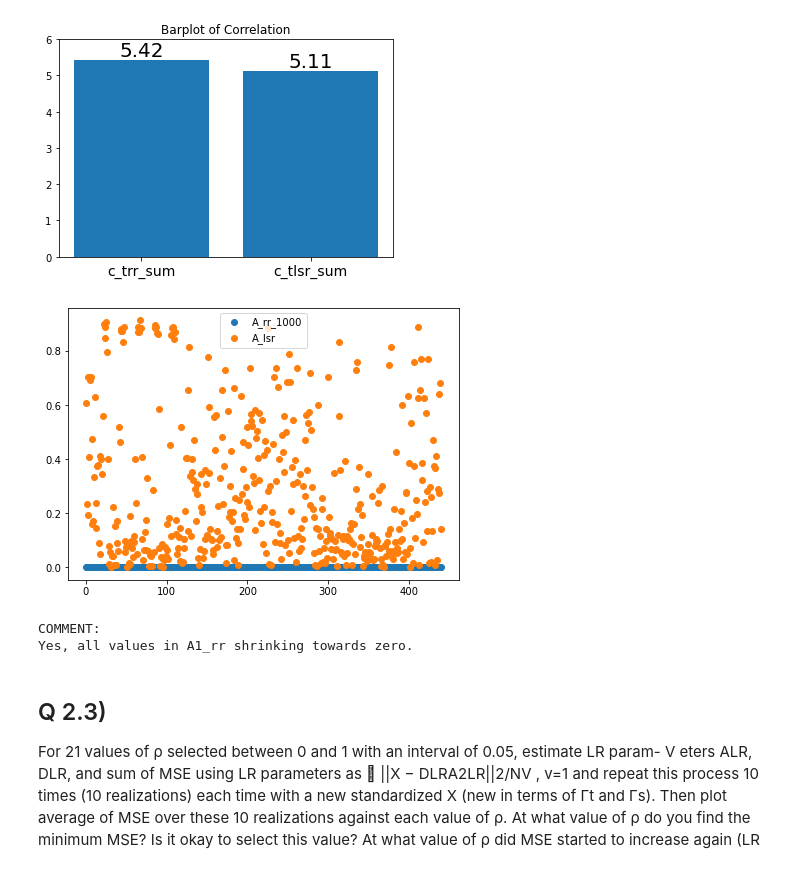
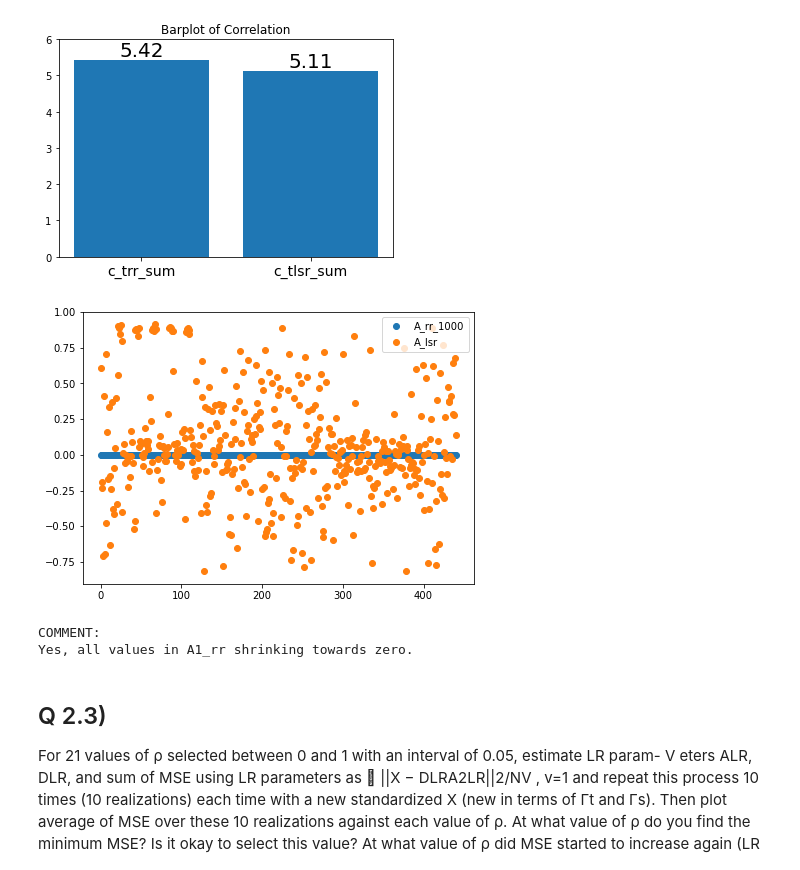
Before and after one commit to tzhern/MAST30034-Assignment-1, a Jupyter notebook: assignment1.ipynb, the cells around one changed output. Drawn from its saved outputs; the diff is of its cells as text; code cells hidden in the pictures.

```diff
--- a/assignment1.ipynb
+++ b/assignment1.ipynb
@@ -348,18 +347,21 @@ plt.show()
 # %% [output]
 [figure]
 # %%
-A_rr_1000, _ = estimate_rr_params(D, X, lmbda=1000)
+# Estimate A_lsr
+A_lsr = inv(D.T @ D) @ D.T @ X
+# Estimate A_rr using lambda=1000
+A_rr_1000, _ = estimate_rr_params(D, X, lmbda=1000, absolute=False)
 plt.figure(figsize=(7,5))
 plt.scatter(y=A_rr_1000[0, :], x=list(range(len(A_rr_1000[0, :]))), label='A_rr_1000')
 plt.scatter(y=A_lsr[0, :], x=list(range(len(A_lsr[0, :]))), label='A_lsr')
 plt.legend()
 plt.savefig('plots/q2.2b.png')
 plt.show()
 
 print('COMMENT:')
 print('Yes, all values in A1_rr shrinking towards zero.')
 # %% [output]
-[figure, old version]
+[figure, new version]
 COMMENT:
 Yes, all values in A1_rr shrinking towards zero.
 # %% [markdown]
```
Also changed, not shown: parts of 2 cells of this notebook, 3 other files.
